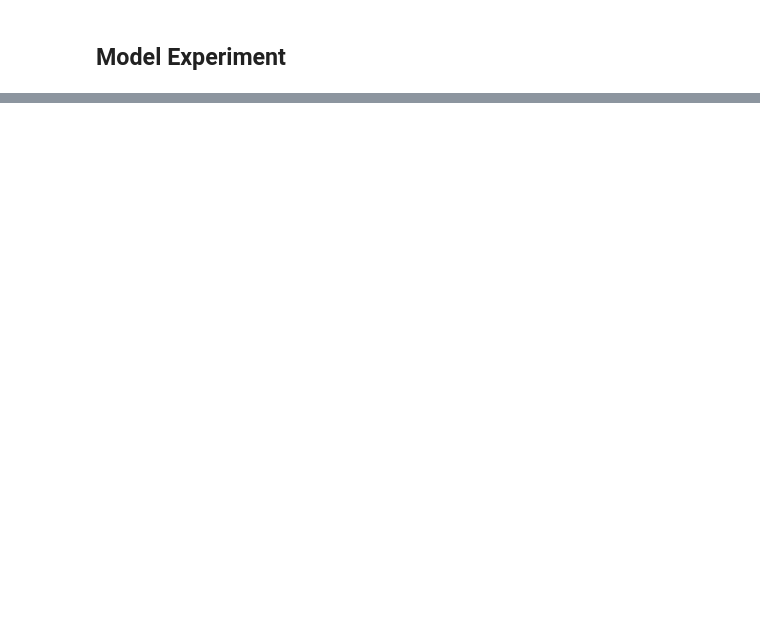
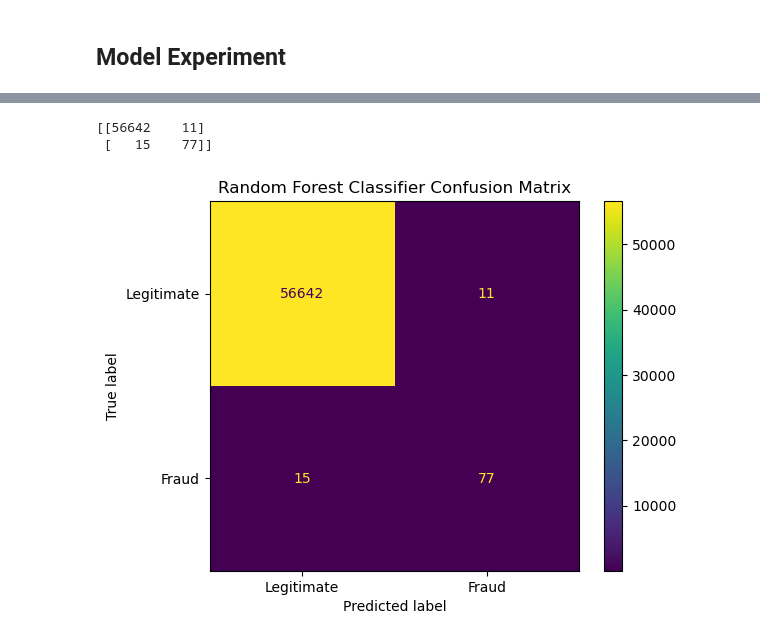
Before and after one commit to AadityaBajgain/Fraudguard, a Jupyter notebook: notebooks/02_experimentation.ipynb, the cells around one changed output, grey strips where cells are left out. Cells and saved outputs as stored; diff of their text form; code cells hidden in the pictures; blank space fills up the shorter version.

```diff
--- a/notebooks/02_experimentation.ipynb
+++ b/notebooks/02_experimentation.ipynb
@@ -88,0 +273,4 @@ Confusion Matrix
+# %%
+rf_pred = rf_model.predict(
+    X_val
+)
@@ -88,0 +327,20 @@ Confusion Matrix
+# %%
+cm_rf = confusion_matrix(
+    y_val,
+    rf_pred
+)
+
+print(cm_rf)
+
+disp = ConfusionMatrixDisplay(
+    confusion_matrix=cm_rf,
+    display_labels=["Legitimate","Fraud"]
+)
+
+disp.plot()
+plt.title("Random Forest Classifier Confusion Matrix")
+plt.show()
+# %% [output]
+[[56642    11]
+ [   15    77]]
+[figure, added]
```
Also changed, not shown: parts of 23 cells of this notebook, 1 other file.
